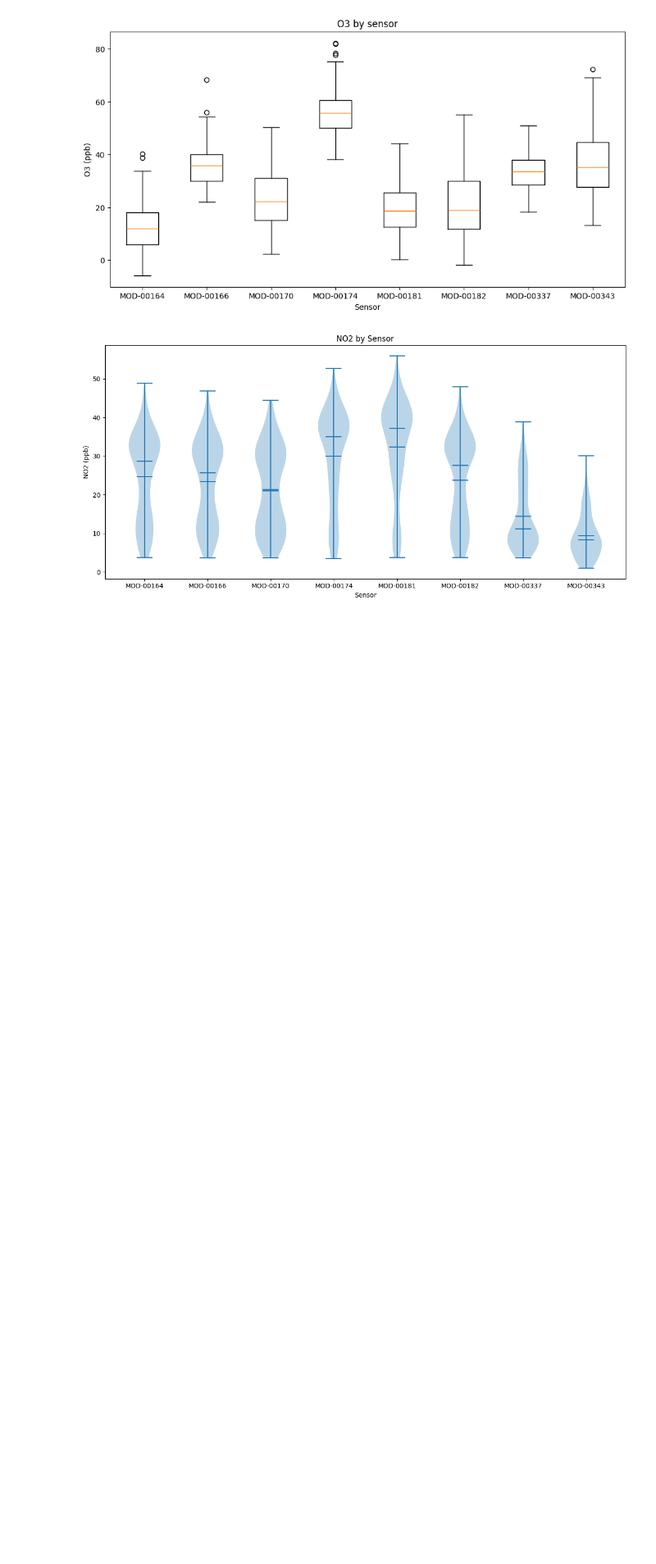
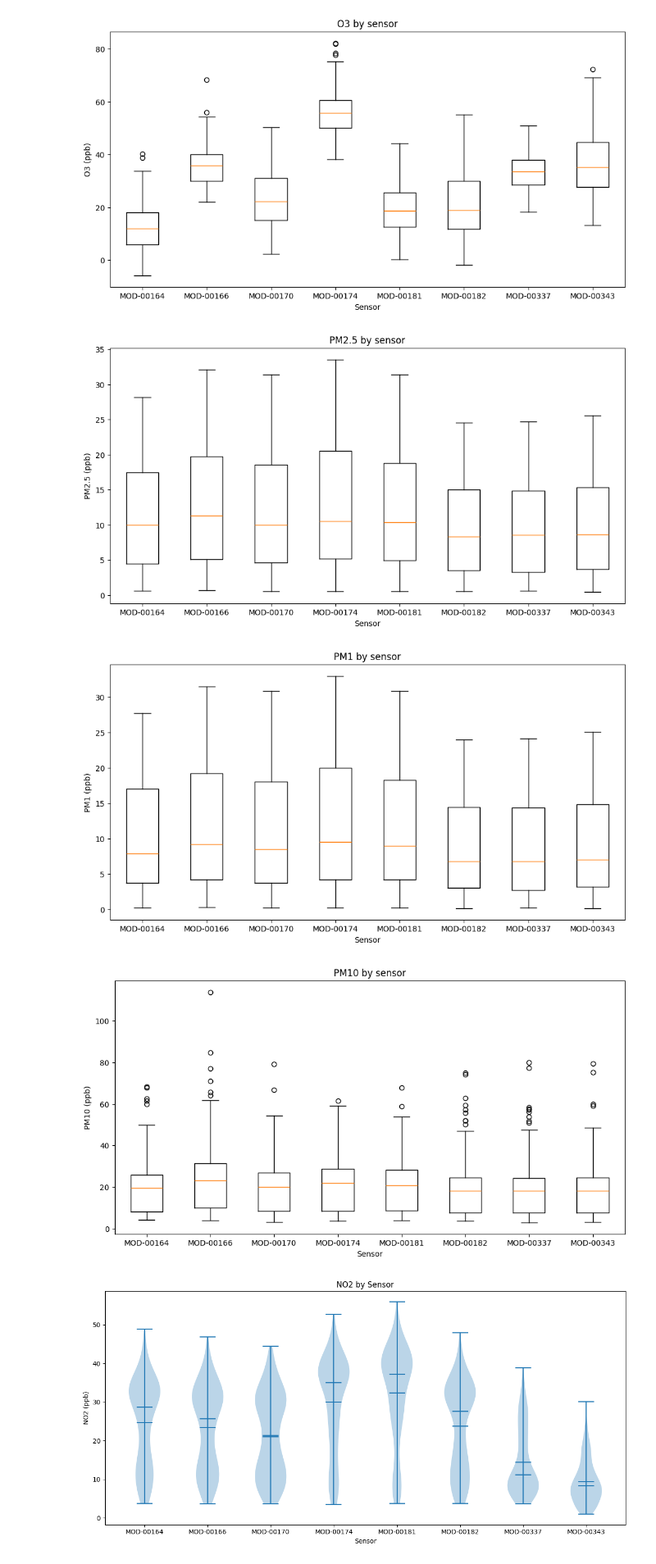
Before and after one commit to jacklardner/amy-rooftop-quant-analysis, a Jupyter notebook: main.ipynb, the cells around one changed output. Shown at 82% size. Saved outputs shown, nothing was run; the diff lists cells and outputs as text; code cells hidden in the pictures; blank space fills up the shorter version.

```diff
--- a/main.ipynb
+++ b/main.ipynb
@@ -94,6 +140,52 @@ plt.title("O3 by sensor")
 plt.show()
 # %% [output]
 [figure]
+# %%
+pm25_clean = pm25_df.dropna(how="all")
+
+plt.figure(figsize=(12, 6))
+plt.boxplot(
+    [pm25_clean[col].dropna() for col in pm25_clean.columns],
+    labels=pm25_clean.columns,
+    showfliers=True
+)
+
+plt.ylabel("PM2.5 (ppb)")
+plt.xlabel("Sensor")
+plt.title("PM2.5 by sensor")
+plt.show()
+
+pm1_clean = pm1_df.dropna(how="all")
+
+plt.figure(figsize=(12, 6))
+plt.boxplot(
+    [pm1_clean[col].dropna() for col in pm1_clean.columns],
+    labels=pm1_clean.columns,
+    showfliers=True
+)
+
+plt.ylabel("PM1 (ppb)")
+plt.xlabel("Sensor")
+plt.title("PM1 by sensor")
+plt.show()
+
+pm10_clean = pm10_df.dropna(how="all")
+
+plt.figure(figsize=(12, 6))
+plt.boxplot(
+    [pm10_clean[col].dropna() for col in pm10_clean.columns],
+    labels=pm10_clean.columns,
+    showfliers=True
+)
+
+plt.ylabel("PM10 (ppb)")
+plt.xlabel("Sensor")
+plt.title("PM10 by sensor")
+plt.show()
+# %% [output]
+[figure, added]
+[figure, added]
+[figure, added]
 # %%
 plt.figure(figsize=(12, 6))
 plt.violinplot(
```
Also changed, not shown: parts of 15 cells of this notebook, 3 other files.
